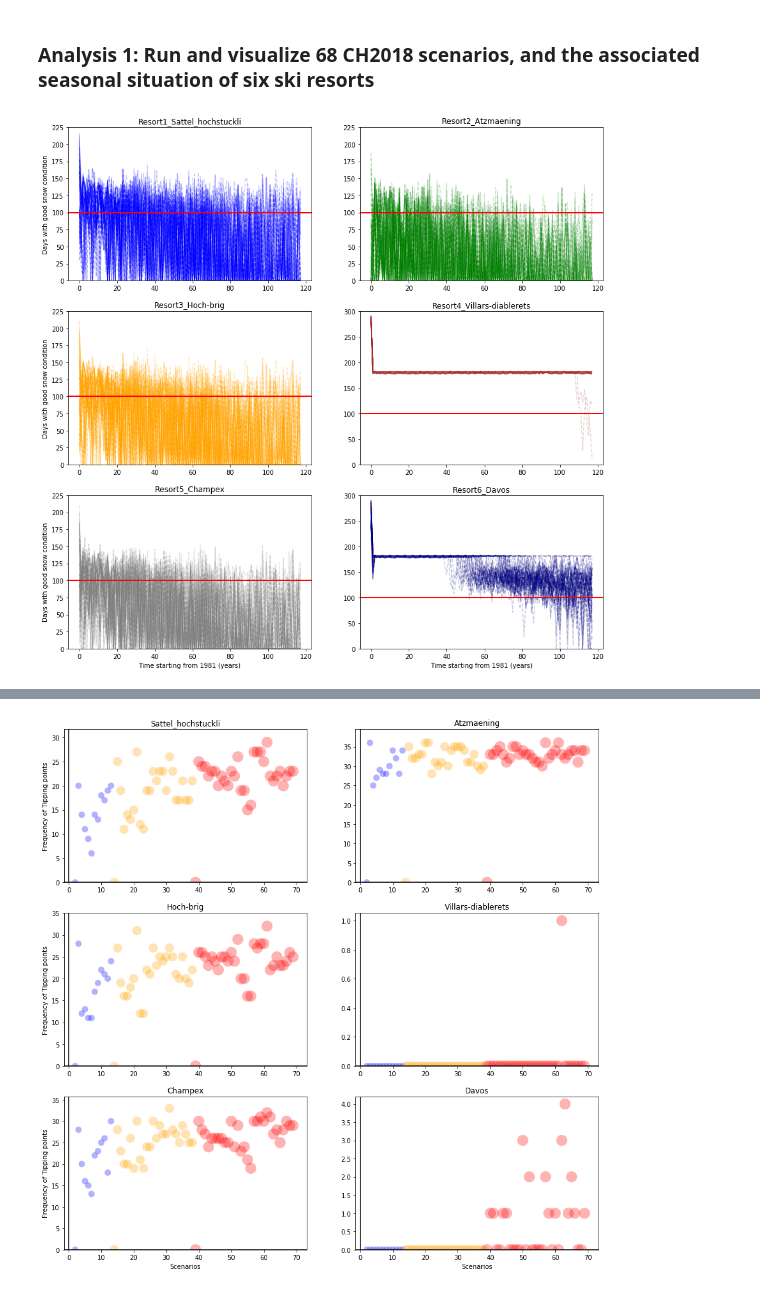
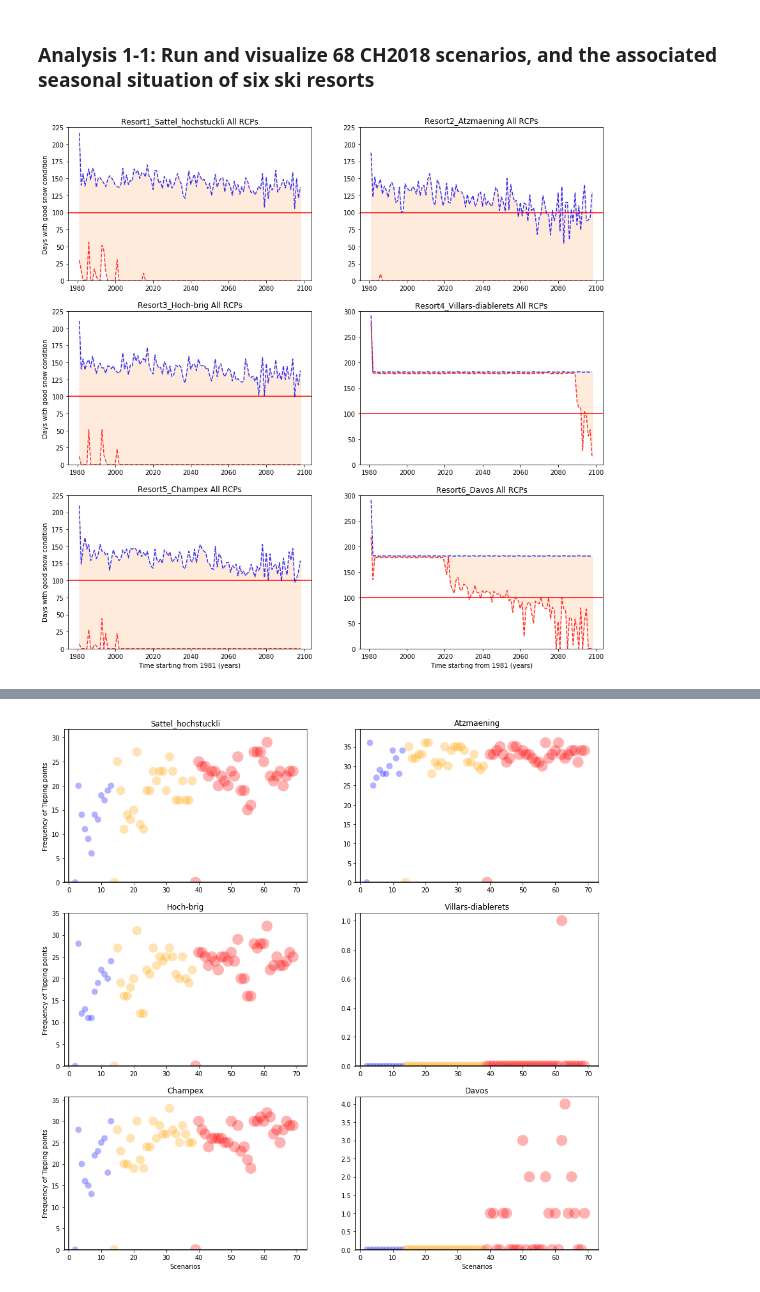
Before and after one commit to saeedashraf/Snow-Ski-Resort-DMDU, a Jupyter notebook: snowModel2_Visualization.ipynb, the cells around one changed output, grey strips where cells are left out. Cells and saved outputs as stored; diff of their text form; code cells hidden in the pictures.

```diff
--- a/snowModel2_Visualization.ipynb
+++ b/snowModel2_Visualization.ipynb
@@ -24,2 +103,2 @@ dfsColumns = [df1Columns, df2Columns, df3Columns, df4Columns, df5Columns, df6Col
 # %% [markdown]
-### Analysis 1: Run and visualize 68 CH2018 scenarios, and the associated  seasonal situation of six ski resorts
+### Analysis 1-1: Run and visualize 68 CH2018 scenarios, and the associated  seasonal situation of six ski resorts
@@ -26,32 +127,22 @@ dfsColumns = [df1Columns, df2Columns, df3Columns, df4Columns, df5Columns, df6Col
 # %%
-import matplotlib.pyplot as plt
-
 #fig, (ax1 , ax2) = plt.subplots(1, 2)
 m = 3
 n = 2
 fig, axs = plt.subplots(m, n, figsize=(15,15))
-y = 118
-x_axis = np.arange(y)
 
+lengthSim = 118
+#x_axis = np.arange(y)
+x_axis = np.arange(1981, 2099, step=1)
+#plt.style.use('seaborn')
 
-def generate_plot(df, dfColumns, m, n, colorLines, BotYaxis, TopYaxis,fig_Title, fig_X_Lable, fig_Y_Lable):
-    for i in range (1 , len(dfColumns), 1):
-    #res1_sc1 = df[dfColumns[i]]
-        axs[m,n].plot(x_axis, df[dfColumns[i]], color=colorLines, linestyle = '--', alpha=0.2)
-        axs[m,n].axhline(y=100, color='r')
-        axs[m,n].set_ylim(bottom=BotYaxis, top =TopYaxis)
-        axs[m,n].set_title(fig_Title)
-        axs[m,n].set_xlabel(fig_X_Lable)
-        axs[m,n].set_ylabel(fig_Y_Lable)
-
-
-generate_plot(df1, df1Columns,0,0,'blue',0,225, "Resort1_Sattel_hochstuckli","","Days with good snow condition")
-generate_plot(df2, df2Columns,0,1,'green', 0,225, 'Resort2_Atzmaening',"","")
-generate_plot(df3, df3Columns,1,0,'orange', 0,225, 'Resort3_Hoch-brig',"","Days with good snow condition")
-generate_plot(df4, df4Columns,1,1,'brown', 0,300, 'Resort4_Villars-diablerets',"","")
-generate_plot(df5, df5Columns,2,0,'gray', 0,225, 'Resort5_Champex',"Time starting from 1981 (years)","Days with good snow condition")
-generate_plot(df6, df6Columns,2,1,'navy', 0,300, 'Resort6_Davos',"Time starting from 1981 (years)","")
+RCP = "All RCPs"
+generate_plot_max_min(df1, 0,0,0,225, 'Resort1_Sattel_hochstuckli {}'.format(RCP),"","Days with good snow condition")
+generate_plot_max_min(df2, 0,1,0,225, 'Resort2_Atzmaening {}'.format(RCP),"","")
+generate_plot_max_min(df3, 1,0,0,225, 'Resort3_Hoch-brig {}'.format(RCP),"","Days with good snow condition")
+generate_plot_max_min(df4, 1,1,0,300, 'Resort4_Villars-diablerets {}'.format(RCP),"","")
+generate_plot_max_min(df5, 2,0,0,225, 'Resort5_Champex {}'.format(RCP),"Time starting from 1981 (years)","Days with good snow condition")
+generate_plot_max_min(df6, 2,1,0,300, 'Resort6_Davos {}'.format(RCP),"Time starting from 1981 (years)","")
 
 plt.show()
 # %% [output]
-[figure, old version]
+[figure, new version]
```
Also changed, not shown: parts of 33 cells of this notebook, 57 other files.
